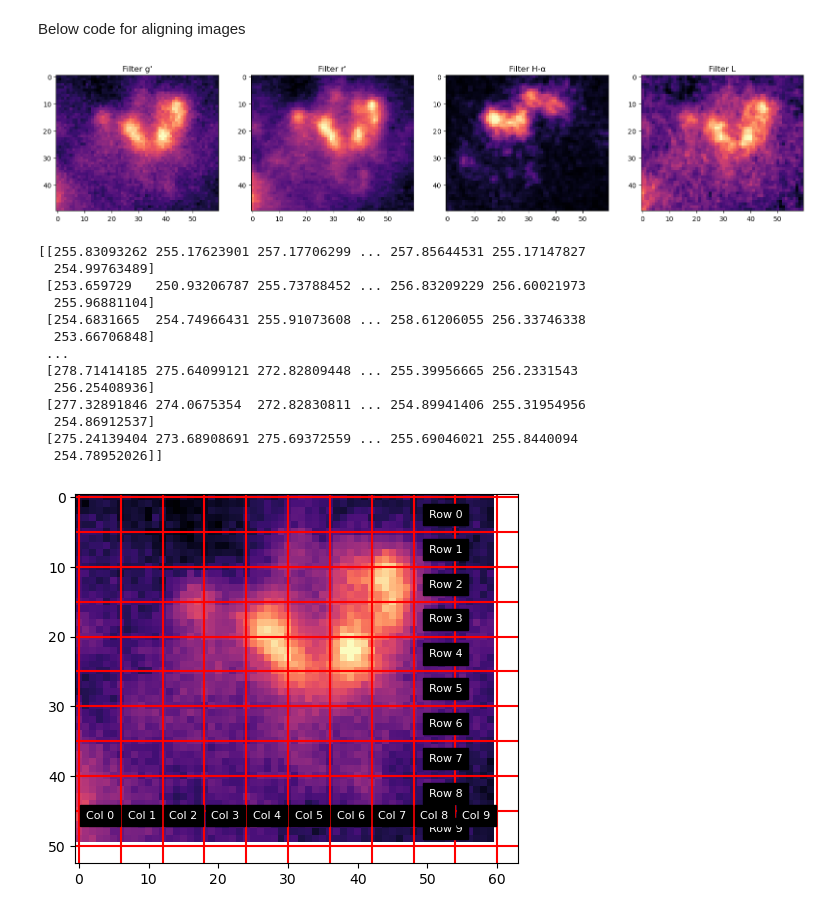
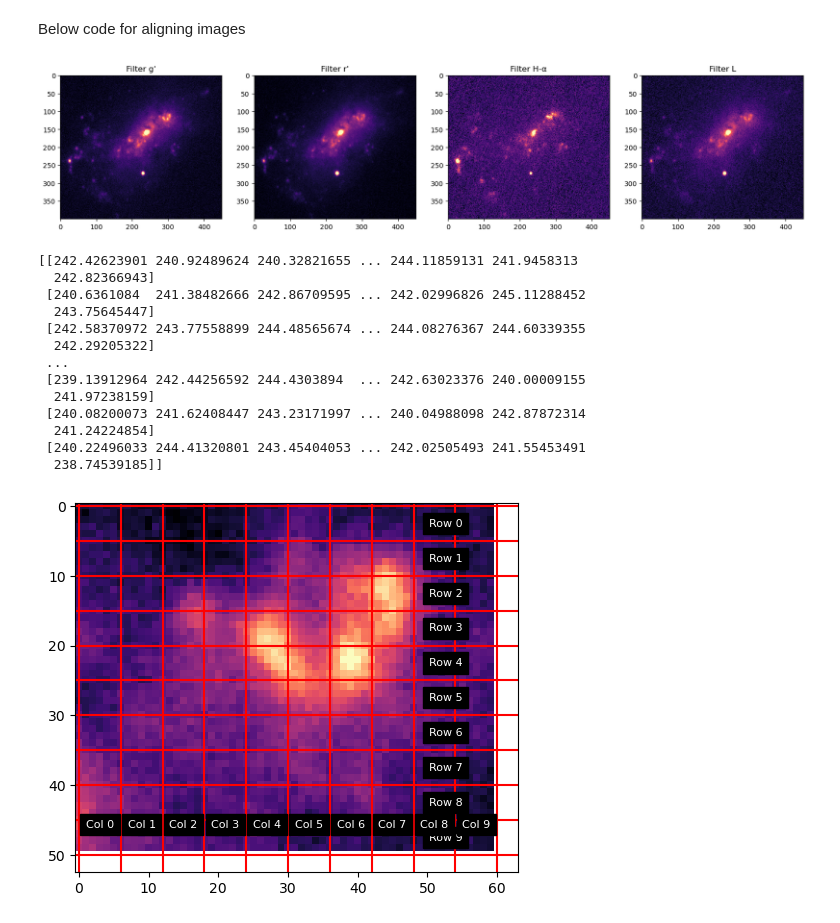
Before and after one commit to Juaopteinde/Group-19-NGC4449, a Jupyter notebook: Main.ipynb, the cells around one changed output. Saved outputs shown, nothing was run; the diff lists cells and outputs as text; code cells hidden in the pictures.

Commit message:
Changed code to use stephanies foto

```diff
--- a/Main.ipynb
+++ b/Main.ipynb
@@ -27,7 +27,7 @@ def get_data(data_im):
 fit_g = "NGC_4449_g_stack_astrometry.fits"
 fit_r = "NGC_4449_r_stack_astrometry.fits"
 fit_L = 'NGC_4449_L_stack_astrometry.fits'
-fit_ha = 'NGC_4449_ha_stack_astrometry.fits'
+fit_ha = 'NGC_4449_ha_stack_stephanie_astrometry.fits'
 
 header_L, dat_L, wcs_L = get_data(fit_L)
 header_g, dat_g, wcs_g = get_data(fit_g)
@@ -84,46 +84,46 @@ def calc_distance(image, x_center, y_center):
 distances = calc_distance(image_data, x_center, y_center)
 # %%
 # x, y limits to crop images
-x_min, x_max, y_min, y_max = 2010, 2070, 2000, 2050
+x_min, x_max, y_min, y_max = 1750, 2200, 1900, 2300
 
 # Crop the images
 cropped_g= aligned_g[y_min:y_max, x_min:x_max]
 cropped_r = aligned_r[y_min:y_max, x_min:x_max]
 cropped_ha = aligned_ha[y_min:y_max, x_min:x_max]
 cropped_L = aligned_L[y_min:y_max, x_min:x_max]
 cropped_distances = distances[y_min:y_max, x_min:x_max]
 
 # Visualize the cropped images
 quantiles_g = np.percentile(cropped_g, (0.1, 99.9))
 quantiles_r = np.percentile(cropped_r, (0.1, 99.9))
 quantiles_ha = np.percentile(cropped_ha, (0.1, 99.9))
 quantiles_L = np.percentile(cropped_L, (0.1, 99.9))
 fig, axs = plt.subplots(1, 4, figsize=(20, 5))
 axs[0].imshow(cropped_g, cmap='magma', vmin = quantiles_g[0], vmax = quantiles_g[1], interpolation = 'nearest')
 axs[0].set_title("Filter g'")
 axs[1].imshow(cropped_r, cmap='magma', vmin = quantiles_r[0], vmax = quantiles_r[1], interpolation = 'nearest')
 axs[1].set_title("Filter r'")
 axs[2].imshow(cropped_ha, cmap='magma', vmin = quantiles_ha[0], vmax = quantiles_ha[1], interpolation = 'nearest')
 axs[2].set_title("Filter H-α")
 axs[3].imshow(cropped_L, cmap='magma', vmin = quantiles_L[0], vmax = quantiles_L[1], interpolation = 'nearest')
 axs[3].set_title('Filter L')
 plt.show()
 print(cropped_g)
 # %% [output]
-[figure, old version]
+[figure, new version]
-[[255.83093262 255.17623901 257.17706299 ... 257.85644531 255.17147827
-  254.99763489]
- [253.659729   250.93206787 255.73788452 ... 256.83209229 256.60021973
-  255.96881104]
- [254.6831665  254.74966431 255.91073608 ... 258.61206055 256.33746338
-  253.66706848]
+[[242.42623901 240.92489624 240.32821655 ... 244.11859131 241.9458313
+  242.82366943]
+ [240.6361084  241.38482666 242.86709595 ... 242.02996826 245.11288452
+  243.75645447]
+ [242.58370972 243.77558899 244.48565674 ... 244.08276367 244.60339355
+  242.29205322]
  ...
- [278.71414185 275.64099121 272.82809448 ... 255.39956665 256.2331543
-  256.25408936]
- [277.32891846 274.0675354  272.82830811 ... 254.89941406 255.31954956
-  254.86912537]
- [275.24139404 273.68908691 275.69372559 ... 255.69046021 255.8440094
-  254.78952026]]
+ [239.13912964 242.44256592 244.4303894  ... 242.63023376 240.00009155
+  241.97238159]
+ [240.08200073 241.62408447 243.23171997 ... 240.04988098 242.87872314
+  241.24224854]
+ [240.22496033 244.41320801 243.45404053 ... 242.02505493 241.55453491
+  238.74539185]]
 # %%
 # Split an image up in a grid and create a list containing an array for each grid.
 # Function to overlay grid and split image into grid parts
```
Also changed, not shown: parts of 1 cell of this notebook.
